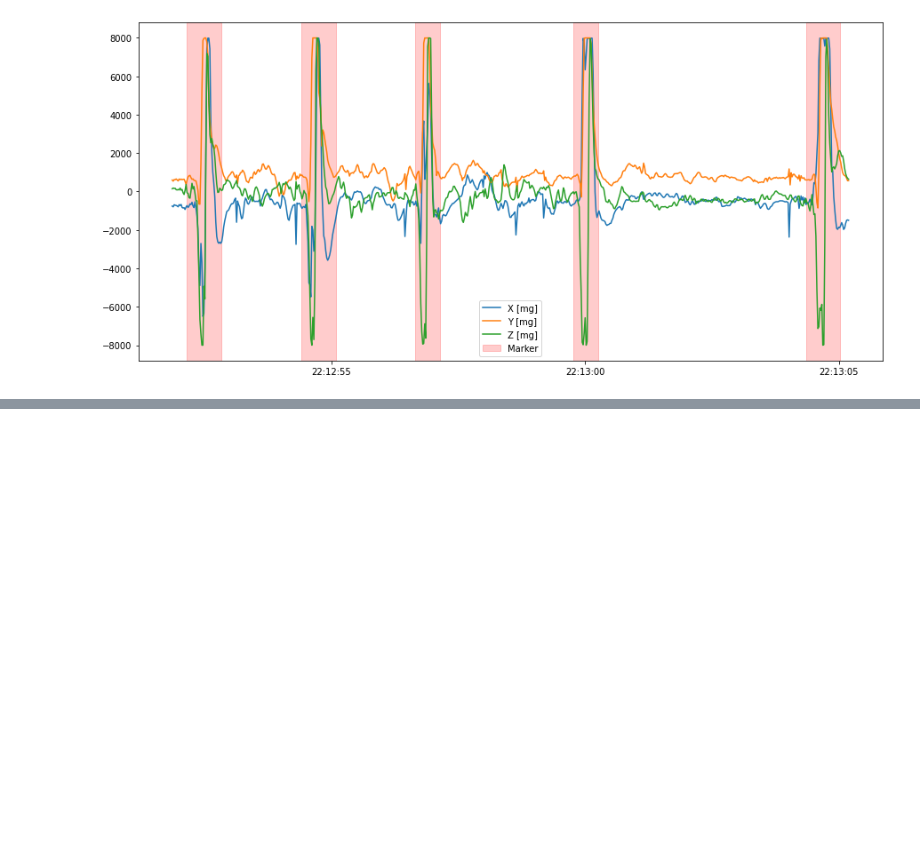
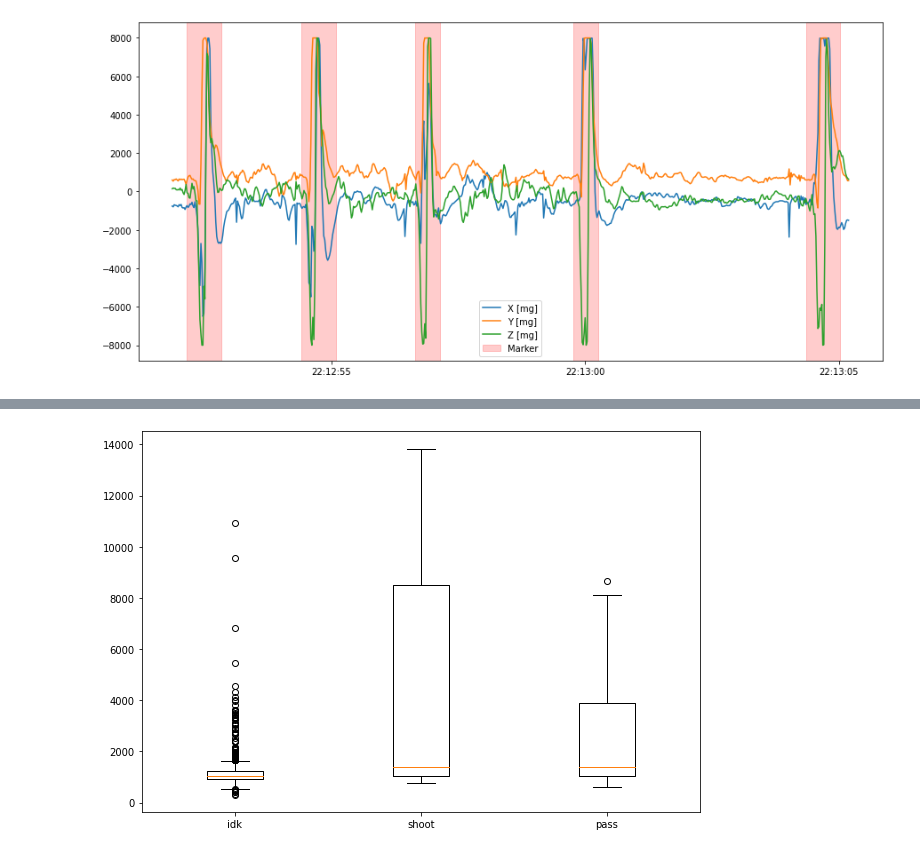
Before and after one commit to CamposCarvalhoC/Unihockey-Qself, a Jupyter notebook: unikockey.ipynb, the cells around one changed output, grey strips where cells are left out. Cells and saved outputs as stored; diff of their text form; code cells hidden in the pictures; blank space fills up the shorter version.

```diff
--- a/unikockey.ipynb
+++ b/unikockey.ipynb
@@ -116,0 +141,24 @@ freq_sampling = 50
+# %%
+def box_plot(data,y,window_size,labels=['idk','shoot','pass']):
+    dataset = data.values
+    n = len(data)//window_size
+    features_extracted = []
+    blocks = {u:[] for u in np.unique(y)}
+    for i in range(n):
+        block = dataset[i*window_size:(i+1)*window_size]
+        blocks[y[i]].append(block)
+
+    data_box = []
+    for label in blocks.keys():
+        norms = []
+        for block in blocks[label]:
+            norms.append(np.linalg.norm(block,axis=1))
+
+        norms = np.concatenate(norms)
+        data_box.append(norms)
+
+    fig,ax = plt.subplots(figsize=(10,7))
+    ax.boxplot(data_box)
+    ax.set_xticks(np.arange(1,len(blocks.keys())+1))
+    ax.set_xticklabels(labels)
+    plt.show()
@@ -116,0 +184,4 @@ freq_sampling = 50
+# %%
+box_plot(data,y,window_size)
+# %% [output]
+[figure, added]
```
Also changed, not shown: parts of 9 cells of this notebook.
